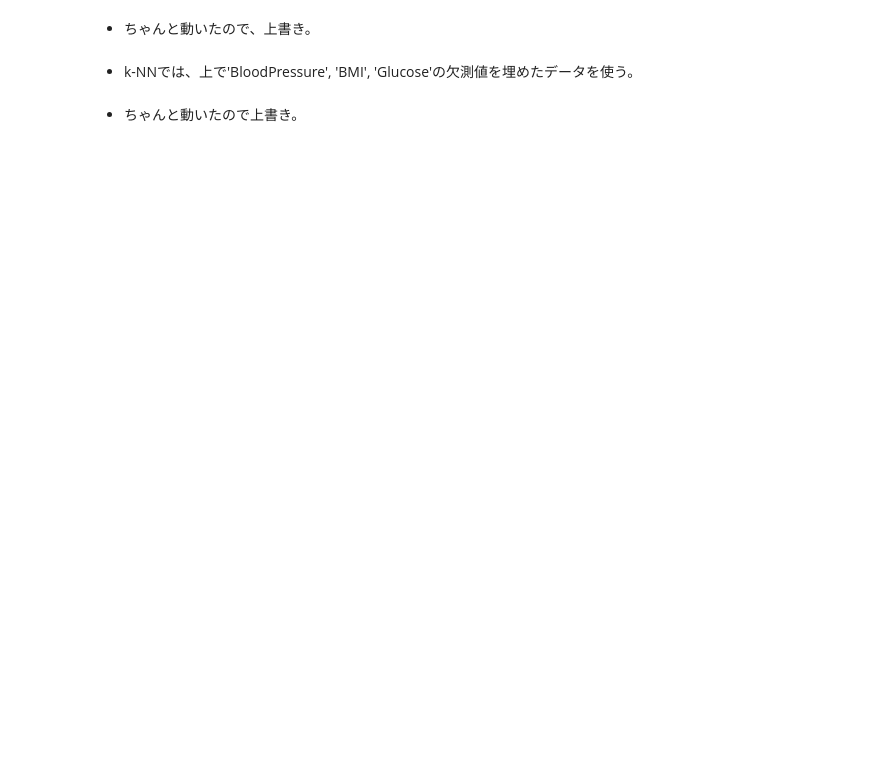
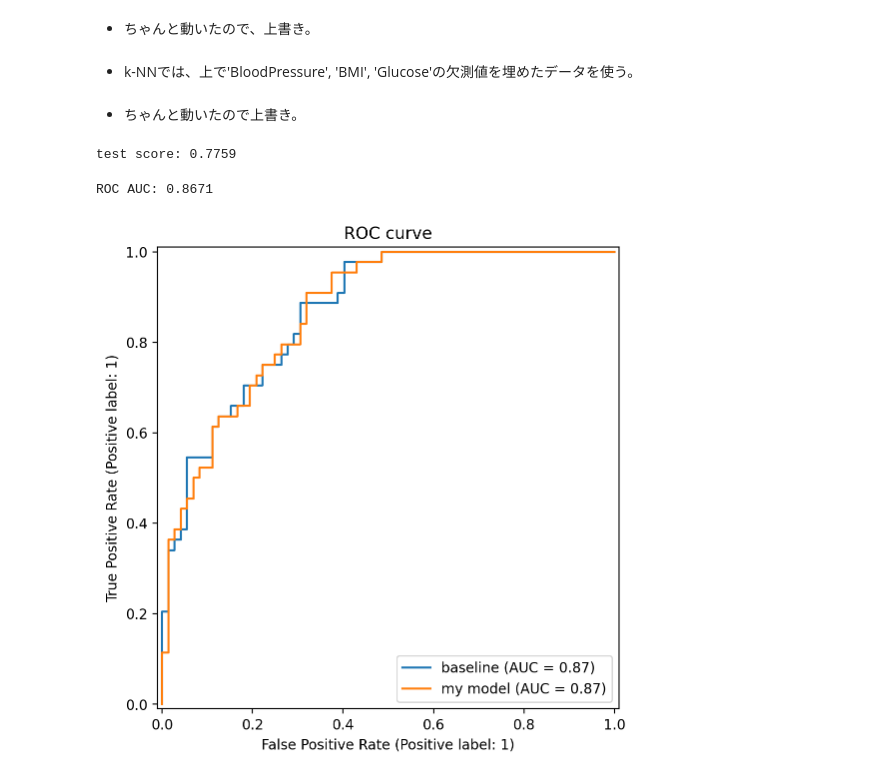
Before and after one commit to tomonari-masada/course2025-sml, a Jupyter notebook: 08_logistic_regression.ipynb, the cells around one changed output. Saved outputs shown, nothing was run; the diff lists cells and outputs as text; code cells hidden in the pictures; blank space fills up the shorter version.

```diff
--- a/08_logistic_regression.ipynb
+++ b/08_logistic_regression.ipynb
@@ -131,12 +170,13 @@ def cv(skf, X_train, y_train, preprocess=None, max_iter=1000, **kwargs):
     model.fit(cv_X_train, cv_y_train)
 
     # 検証データでの評価
-    score = model.score(cv_X_valid, cv_y_valid)
-    print(f'score: {score:.4f}')
+    #score = model.score(cv_X_valid, cv_y_valid)
+    score = average_precision_score(cv_y_valid, model.predict_proba(cv_X_valid)[:,1])
+    print(f'average precision: {score:.4f}')
     scores.append(score)
 
   mean_score = np.array(scores).mean()
-  print(f'mean score: {mean_score:.4f}')
+  print(f'mean average precision: {mean_score:.4f}')
   return mean_score
 # %% [markdown]
 ### デフォルトの設定での評価
@@ -301,10 +432,12 @@ def preprocess(X_train, X_valid):
     reg = LinearRegression()
     indices = (X_train[feature] != 0)
     reg.fit(X_train.loc[indices, columns], X_train.loc[indices, feature])
-    X_train_copy.loc[~ indices, feature] = reg.predict(X_train.loc[~ indices, columns])
+    prediction = reg.predict(X_train.loc[~ indices, columns]).astype(np.int64)
+    X_train_copy.loc[~ indices, feature] = prediction
 
     indices = (X_valid[feature] != 0)
-    X_valid_copy.loc[~ indices, feature] = reg.predict(X_valid.loc[~ indices, columns])
+    prediction = reg.predict(X_valid.loc[~ indices, columns]).astype(np.int64)
+    X_valid_copy.loc[~ indices, feature] = prediction
 
   return X_train_copy, X_valid_copy
 # %%
@@ -328,10 +477,12 @@ def preprocess(X_train, X_valid):
     reg = KNeighborsRegressor(n_neighbors=k)
     indices = (X_train[feature] != 0)
     reg.fit(X_train.loc[indices, columns], X_train.loc[indices, feature])
-    X_train_copy.loc[~ indices, feature] = reg.predict(X_train.loc[~ indices, columns])
+    prediction = reg.predict(X_train.loc[~ indices, columns]).astype(np.int64)
+    X_train_copy.loc[~ indices, feature] = prediction
 
     indices = (X_valid[feature] != 0)
-    X_valid_copy.loc[~ indices, feature] = reg.predict(X_valid.loc[~ indices, columns])
+    prediction = reg.predict(X_valid.loc[~ indices, columns]).astype(np.int64)
+    X_valid_copy.loc[~ indices, feature] = prediction
 
   return X_train_copy, X_valid_copy
 # %%
@@ -445,9 +669,11 @@ for feature in ['SkinThickness', 'Insulin']:
   reg = KNeighborsRegressor(n_neighbors=k)
   indices = (X_train[feature] != 0)
   reg.fit(X_train.loc[indices, columns], X_train.loc[indices, feature])
-  X_train_copy.loc[~ indices, feature] = reg.predict(X_train.loc[~ indices, columns])
+  prediction = reg.predict(X_train.loc[~ indices, columns]).astype(np.int64)
+  X_train_copy.loc[~ indices, feature] = prediction
   indices = (X_test[feature] != 0)
-  X_test_copy.loc[~ indices, feature] = reg.predict(X_test.loc[~ indices, columns])
+  prediction = reg.predict(X_test.loc[~ indices, columns]).astype(np.int64)
+  X_test_copy.loc[~ indices, feature] = prediction
 # %% [markdown]
 * ちゃんと動いたので上書き。
 # %%
@@ -457,13 +683,20 @@ X_test = X_test_copy
 model = LogisticRegression(max_iter=1000, C=0.1, random_state=123)
 model.fit(X_train, y_train)
 print('test score: {:.4f}'.format(model.score(X_test, y_test)))
+# %% [output]
+test score: 0.7759
 # %%
 y_test_pred_proba = model.predict_proba(X_test)
 print('ROC AUC: {:.4f}'.format(roc_auc_score(y_test, y_test_pred_proba[:,1])))
+# %% [output]
+ROC AUC: 0.8671
 # %%
 fig, ax = plt.subplots(figsize=(6, 6))
 RocCurveDisplay.from_estimator(baseline, X_test, y_test, name="baseline", ax=ax)
-RocCurveDisplay.from_estimator(model, X_test, y_test, name="my model", ax=ax)
+display = RocCurveDisplay.from_estimator(model, X_test, y_test, name="my model", ax=ax)
+_ = display.ax_.set_title("ROC curve")
+# %% [output]
+[figure, added]
 # %%
 fig, ax = plt.subplots(figsize=(6, 6))
 PrecisionRecallDisplay.from_estimator(baseline, X_test, y_test, name="baseline", ax=ax)
```
Also changed, not shown: parts of 46 cells of this notebook.
